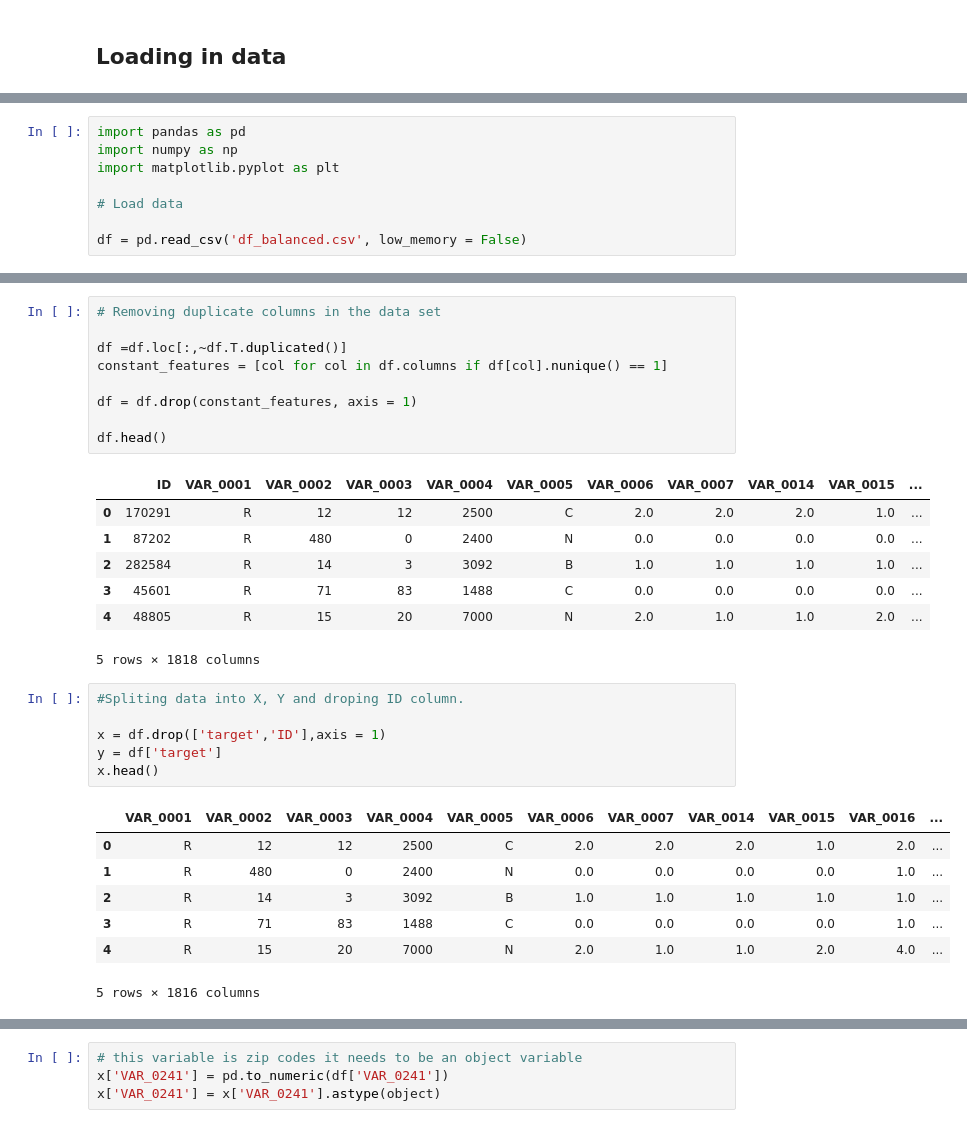
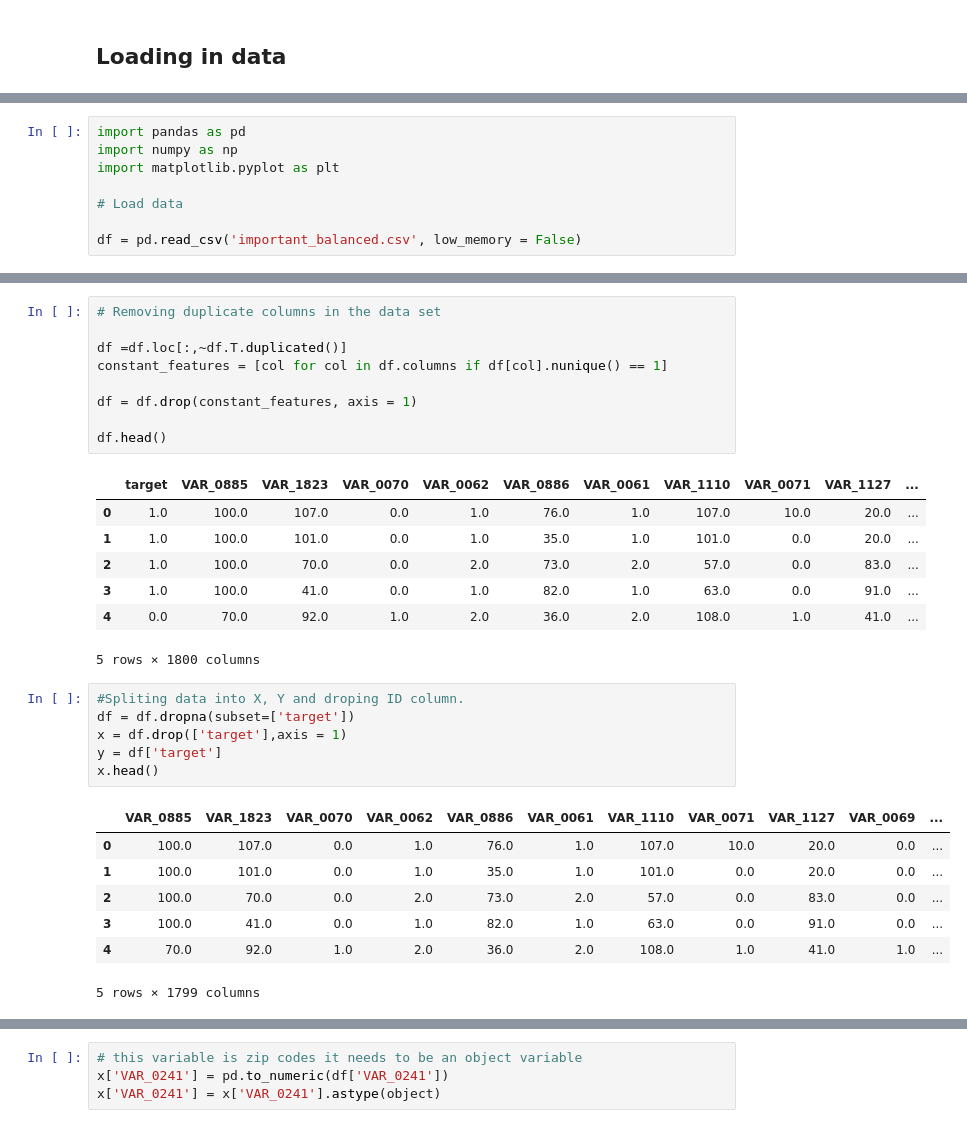
Before and after one commit to philipstringer/Kaggle-Project-Springleaf, a Jupyter notebook: Spring Leaf Data Cleaning.ipynb, the cells around one changed output, grey strips where cells are left out. Cells and saved outputs as stored; diff of their text form.

```diff
--- a/Spring Leaf Data Cleaning.ipynb
+++ b/Spring Leaf Data Cleaning.ipynb
@@ -11,7 +24,7 @@ import matplotlib.pyplot as plt
 
 # Load data
 
-df = pd.read_csv('df_balanced.csv', low_memory = False)
+df = pd.read_csv('important_balanced.csv', low_memory = False)
 # %%
 ## Data cleaning
 
@@ -32,27 +56,27 @@ df = df.drop(constant_features, axis = 1)
 
 df.head()
 # %% [output]
-|  | ID | VAR_0001 | VAR_0002 | VAR_0003 | VAR_0004 | VAR_0005 | VAR_0006 | VAR_0007 | VAR_0014 | VAR_0015 | ... |
-| 0 | 170291 | R | 12 | 12 | 2500 | C | 2.0 | 2.0 | 2.0 | 1.0 | ... |
-| 1 | 87202 | R | 480 | 0 | 2400 | N | 0.0 | 0.0 | 0.0 | 0.0 | ... |
-| 2 | 282584 | R | 14 | 3 | 3092 | B | 1.0 | 1.0 | 1.0 | 1.0 | ... |
-| 3 | 45601 | R | 71 | 83 | 1488 | C | 0.0 | 0.0 | 0.0 | 0.0 | ... |
-| 4 | 48805 | R | 15 | 20 | 7000 | N | 2.0 | 1.0 | 1.0 | 2.0 | ... |
+|  | target | VAR_0885 | VAR_1823 | VAR_0070 | VAR_0062 | VAR_0886 | VAR_0061 | VAR_1110 | VAR_0071 | VAR_1127 | ... |
+| 0 | 1.0 | 100.0 | 107.0 | 0.0 | 1.0 | 76.0 | 1.0 | 107.0 | 10.0 | 20.0 | ... |
+| 1 | 1.0 | 100.0 | 101.0 | 0.0 | 1.0 | 35.0 | 1.0 | 101.0 | 0.0 | 20.0 | ... |
+| 2 | 1.0 | 100.0 | 70.0 | 0.0 | 2.0 | 73.0 | 2.0 | 57.0 | 0.0 | 83.0 | ... |
+| 3 | 1.0 | 100.0 | 41.0 | 0.0 | 1.0 | 82.0 | 1.0 | 63.0 | 0.0 | 91.0 | ... |
+| 4 | 0.0 | 70.0 | 92.0 | 1.0 | 2.0 | 36.0 | 2.0 | 108.0 | 1.0 | 41.0 | ... |
-5 rows × 1818 columns
+5 rows × 1800 columns
 # %%
 #Spliting data into X, Y and droping ID column.
-
-x = df.drop(['target','ID'],axis = 1)
+df = df.dropna(subset=['target'])
+x = df.drop(['target'],axis = 1)
 y = df['target']
 x.head()
 # %% [output]
-|  | VAR_0001 | VAR_0002 | VAR_0003 | VAR_0004 | VAR_0005 | VAR_0006 | VAR_0007 | VAR_0014 | VAR_0015 | VAR_0016 | ... |
-| 0 | R | 12 | 12 | 2500 | C | 2.0 | 2.0 | 2.0 | 1.0 | 2.0 | ... |
-| 1 | R | 480 | 0 | 2400 | N | 0.0 | 0.0 | 0.0 | 0.0 | 1.0 | ... |
-| 2 | R | 14 | 3 | 3092 | B | 1.0 | 1.0 | 1.0 | 1.0 | 1.0 | ... |
-| 3 | R | 71 | 83 | 1488 | C | 0.0 | 0.0 | 0.0 | 0.0 | 1.0 | ... |
-| 4 | R | 15 | 20 | 7000 | N | 2.0 | 1.0 | 1.0 | 2.0 | 4.0 | ... |
+|  | VAR_0885 | VAR_1823 | VAR_0070 | VAR_0062 | VAR_0886 | VAR_0061 | VAR_1110 | VAR_0071 | VAR_1127 | VAR_0069 | ... |
+| 0 | 100.0 | 107.0 | 0.0 | 1.0 | 76.0 | 1.0 | 107.0 | 10.0 | 20.0 | 0.0 | ... |
+| 1 | 100.0 | 101.0 | 0.0 | 1.0 | 35.0 | 1.0 | 101.0 | 0.0 | 20.0 | 0.0 | ... |
+| 2 | 100.0 | 70.0 | 0.0 | 2.0 | 73.0 | 2.0 | 57.0 | 0.0 | 83.0 | 0.0 | ... |
+| 3 | 100.0 | 41.0 | 0.0 | 1.0 | 82.0 | 1.0 | 63.0 | 0.0 | 91.0 | 0.0 | ... |
+| 4 | 70.0 | 92.0 | 1.0 | 2.0 | 36.0 | 2.0 | 108.0 | 1.0 | 41.0 | 1.0 | ... |
-5 rows × 1816 columns
+5 rows × 1799 columns
 # %%
 #Checking data types
 x.info()
```
Also changed, not shown: parts of 7 cells of this notebook.
